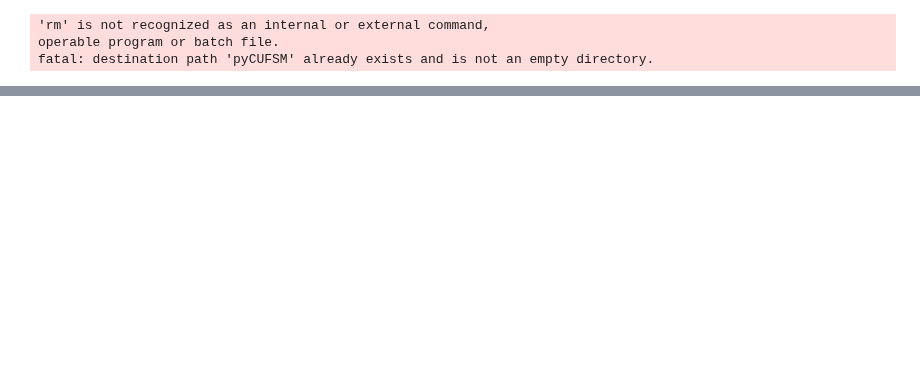
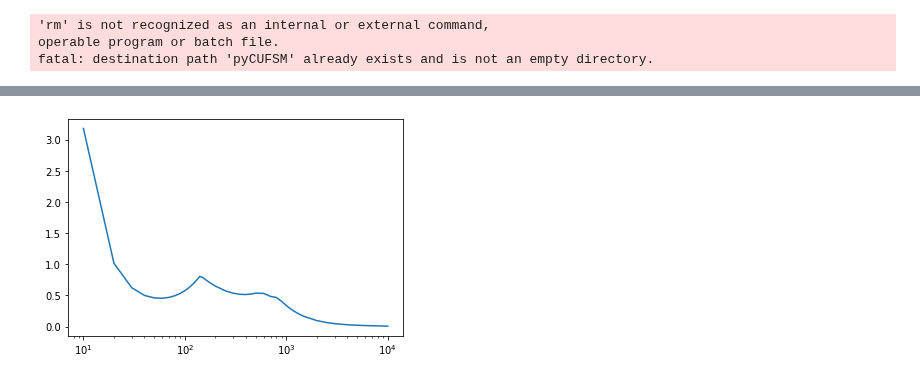
Before and after one commit to ClearCalcs/pyCUFSM, a Jupyter notebook: Untitled.ipynb, the cells around one changed output, grey strips where cells are left out. Cells and saved outputs as stored; diff of their text form; code cells hidden in the pictures; blank space fills up the shorter version.

```diff
--- a/Untitled.ipynb
+++ b/Untitled.ipynb
@@ -188,0 +171,31 @@ stress
+# %%
+####SIGNATURE CURVE####
+###Buckling halfwavelenth plot from a signature analysis
+plt.semilogx(lengths, signature)
+plt.show()
+clas = 0
+minopt = 1
+logopt = 1
+clasopt = 0
+xmin = np.min(lengths)*10/11
+xmax = np.max(lengths)*11/10
+ymin = 0
+curve_sign = np.zeros((len(lengths),2))
+curve = np.zeros(((len(lengths),n_eigs,2)))
+for j in range(len(lengths)):
+    for in range(n_eigs):
+        curve[j, i, 0] = length[j]
+        curve[j, i, 1] = curves[j, i]
+for j in range(len(lengths)):
+    curve_sign[j, 0] = lengths[j]
+    curve_sign[j, 1] = curve[j, modeindex-1]
+ymax = np.min([np.max(curve_sign[:, 1]), 3*np.median(curve_sign[:, 1])])
+modedisplay = [1]
+fileindex = 1
+picpoint = [lengths[length_index-1], curve[length_index-1, modeindex-1]]
+#CALL THE CURVE
+#thecurve3.thecurve3(curve, clas, fileddisplay, minopt, logopt, clasopt, xmin, xmax,
+#ymin, ymax, modedisplay, fileindex, modeindex, picpoint)
+plt.show()
+# %% [output]
+[figure, added]
```
Also changed, not shown: parts of 3 cells of this notebook, 3 other files.
